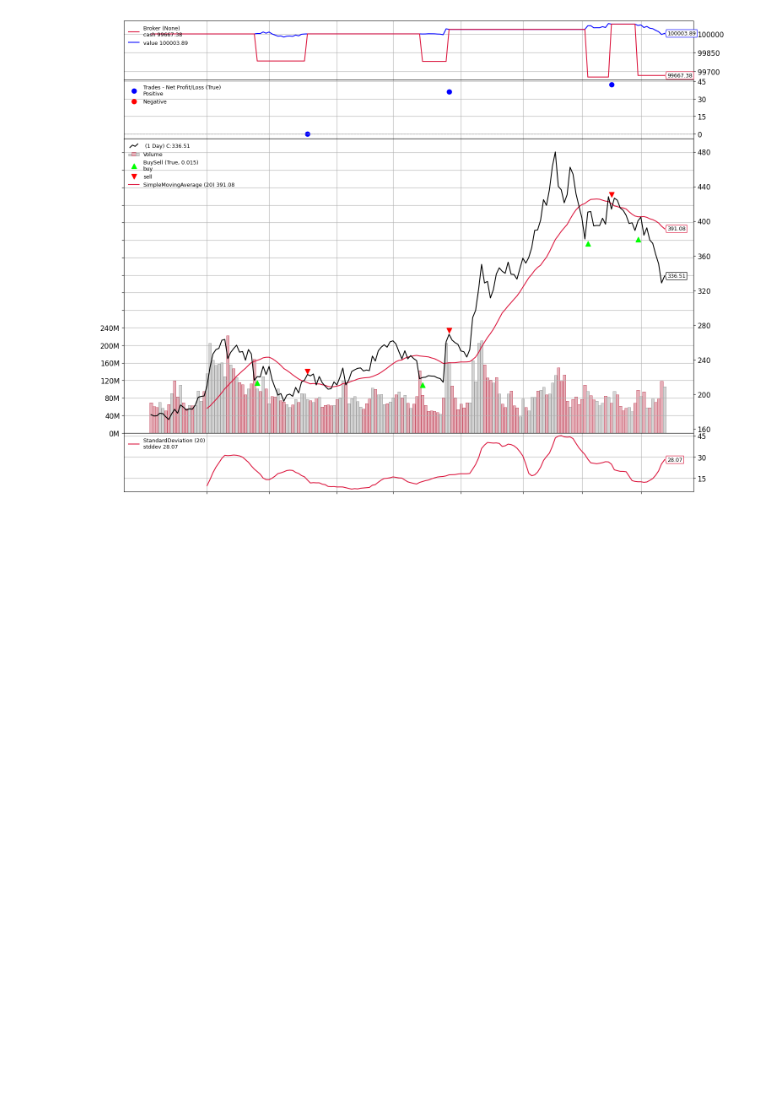
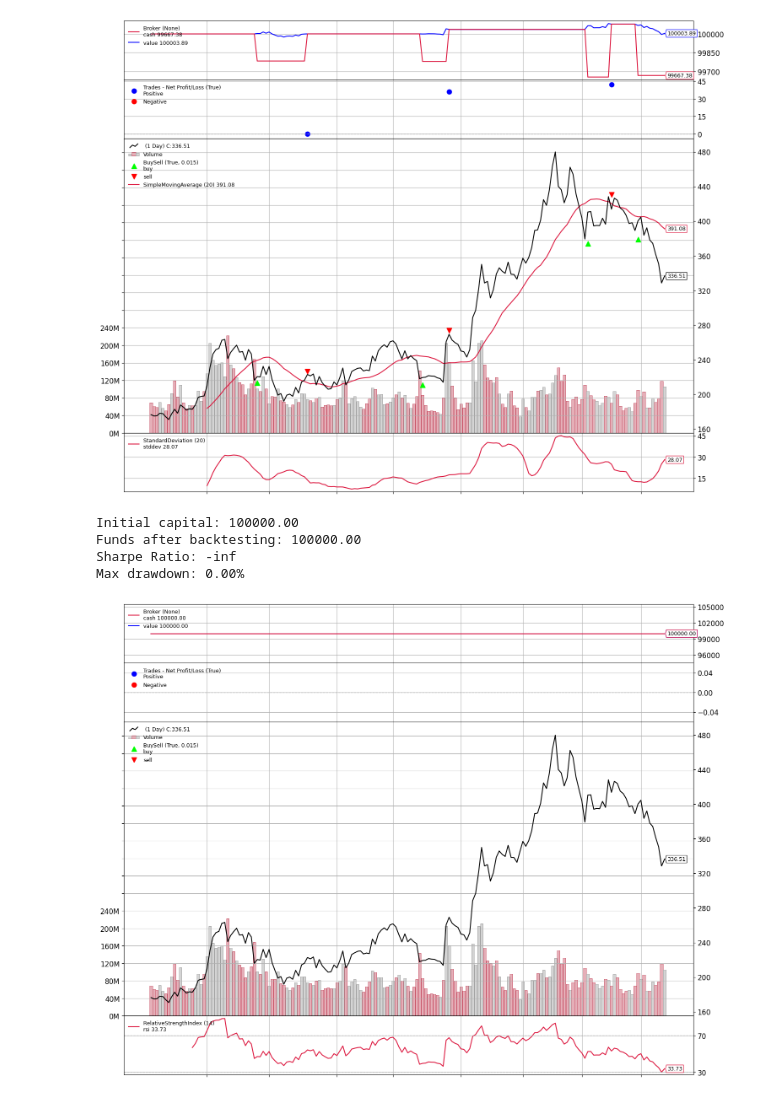
Before and after one commit to kenny1208/quantitative_system, a Jupyter notebook: Backtrader.ipynb, the cells around one changed output. Cells and saved outputs as stored; diff of their text form; code cells hidden in the pictures; blank space fills up the shorter version.

```diff
--- a/Backtrader.ipynb
+++ b/Backtrader.ipynb
@@ -205,3 +202,69 @@ plt.rcParams.update({'font.size': 12})
 img = cerebro.plot(iplot = False)
 # %% [output]
 [figure]
+# %%
+class RSIStrategy(bt.Strategy):
+    params = (('rsi_period', 14), ('rsi_overbought', 70), ('rsi_oversold', 30))
+
+    def __init__(self):
+        self.rsi = bt.indicators.RelativeStrengthIndex(self.data.close, period=self.params.rsi_period)
+        self.daily_values = []  # Used to store daily asset values
+
+    def next(self):
+        if self.rsi < self.params.rsi_oversold and not self.position:
+            self.buy()
+        elif self.rsi > self.params.rsi_overbought and self.position:
+            self.sell()
+
+        # Record the asset value of the day at each update
+        self.daily_values.append(self.broker.getvalue())
+
+# Set up the backtesting environment
+cerebro = bt.Cerebro()
+cerebro.addstrategy(RSIStrategy)
+
+cerebro.adddata(data_bt)
+
+cerebro.broker.setcash(100000)
+
+print(f'Initial capital: {cerebro.broker.getvalue():.2f}')
+results = cerebro.run()
+print(f'Funds after backtesting: {cerebro.broker.getvalue():.2f}')
+
+strategy = results[0]
+
+# Calculate daily returns
+portfolio_values = pd.Series(strategy.daily_values)
+returns = portfolio_values.pct_change().dropna()
+
+# Calculate annualized Sharpe ratio
+annual_return = returns.mean() * 252
+annual_volatility = returns.std() * np.sqrt(252)
+risk_free_rate = 0.01  # Risk-free rate set to 1%
+
+# Check if annual_volatility is zero to avoid division by zero
+if annual_volatility != 0:
+    sharpe_ratio = (annual_return - risk_free_rate) / annual_volatility
+else:
+    sharpe_ratio = float('inf') if annual_return > risk_free_rate else float('-inf')
+
+# Calculate maximum drawdown
+cumulative_returns = (1 + returns).cumprod()
+drawdown = cumulative_returns / cumulative_returns.cummax() - 1
+max_drawdown = drawdown.min()
+
+print(f'Sharpe Ratio: {sharpe_ratio:.2f}')
+print(f'Max drawdown: {max_drawdown:.2%}')
+# %% [output]
+Initial capital: 100000.00
+Funds after backtesting: 100000.00
+Sharpe Ratio: -inf
+Max drawdown: 0.00%
+# %%
+import matplotlib.pyplot as plt
+%matplotlib inline
+plt.rcParams['figure.figsize'] = [15, 12]
+plt.rcParams.update({'font.size': 12})
+img = cerebro.plot(iplot = False)
+# %% [output]
+[figure, added]
```
Also changed, not shown: parts of 12 cells of this notebook.
